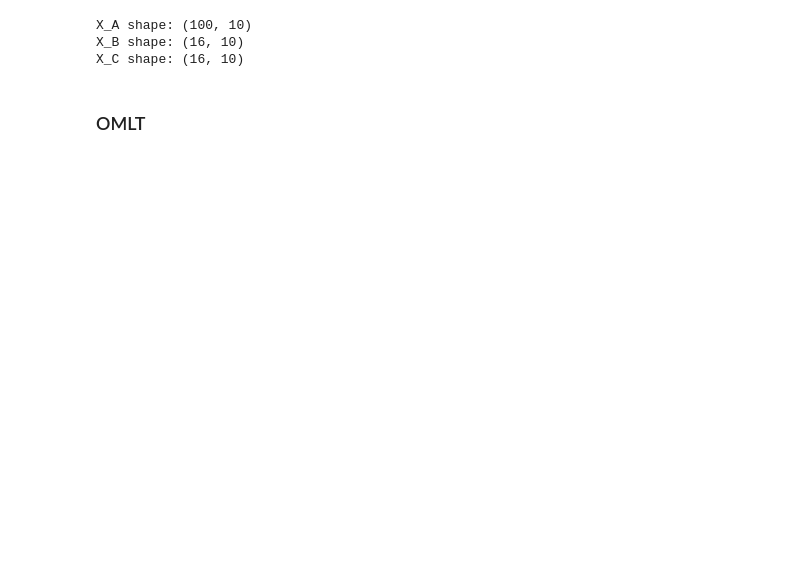
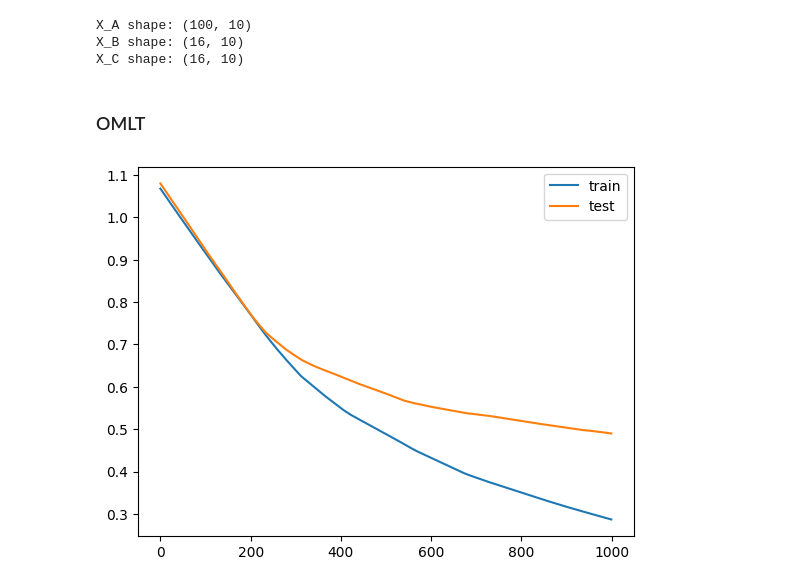
Before and after one commit to costasmexis/straindesign, a Jupyter notebook: omlt_simulated.ipynb, the cells around one changed output. Cells and saved outputs as stored; diff of their text form; code cells hidden in the pictures; blank space fills up the shorter version.

```diff
--- a/omlt_simulated.ipynb
+++ b/omlt_simulated.ipynb
@@ -77,10 +78,21 @@ y = dfout.values
 scaled_lb = dfin.min()[inputs].values
 scaled_ub = dfin.max()[inputs].values
 # %%
+sgd = tf.keras.optimizers.SGD(learning_rate=0.001, momentum=0.9, nesterov=True)
+adam = tf.keras.optimizers.Adam(learning_rate=0.0001)
 # create our Keras Sequential model
 nn = Sequential(name='ANN')
-nn.add(Dense(units=516, input_dim=len(inputs), activation='relu'))
+nn.add(Dense(units=64, input_dim=len(inputs), activation='relu'))
+# nn.add(Dense(units=25, activation='relu'))
 nn.add(Dense(1))
-nn.compile(optimizer=Adam(), loss='mean_absolute_error', metrics=['mean_absolute_error'])
+nn.compile(optimizer=adam, loss='mean_absolute_error', metrics=['mean_absolute_error'])
 
-history = nn.fit(x, y, epochs=100, validation_split=0.33, verbose=0)
+history = nn.fit(x, y, epochs=1000, validation_split=0.33, verbose=0, batch_size=100)
+
+# plot training history
+plt.plot(history.history['loss'], label='train')
+plt.plot(history.history['val_loss'], label='test')
+plt.legend()
+plt.show()
+# %% [output]
+[figure, added]
```
Also changed, not shown: parts of 4 cells of this notebook.
